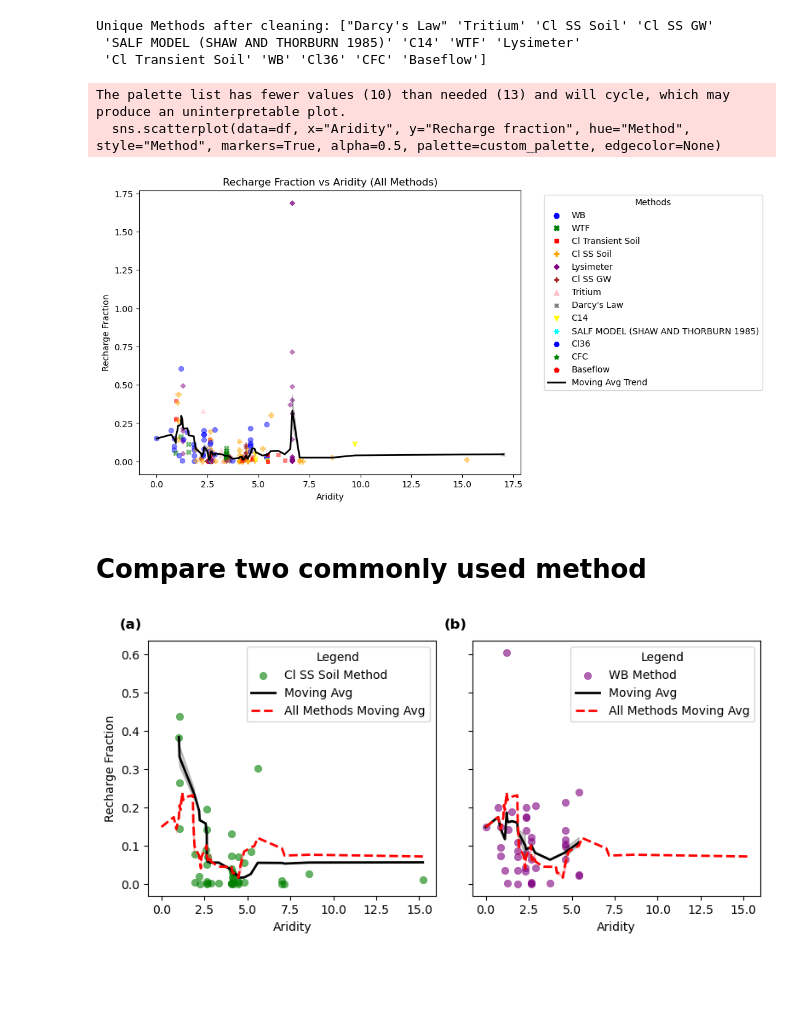
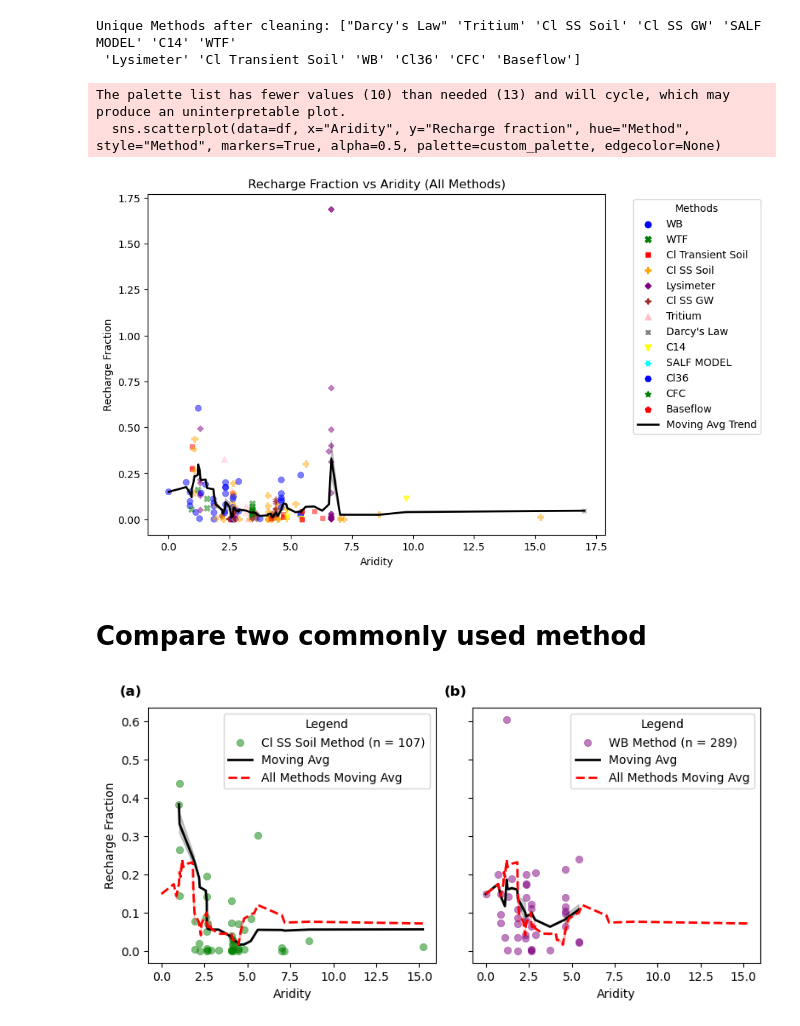
Before and after one commit to arjumanbanu3/Master-s_Thesis, a Jupyter notebook: Impact_MeasuringMethod_Climate_onGR.ipynb, the cells around one changed output. Saved outputs shown, nothing was run; the diff lists cells and outputs as text; code cells hidden in the pictures; blank space fills up the shorter version.

Commit message:
Add files via upload
Impact of measuring method and aridity on groundwater recharge fraction.

```diff
--- a/Impact_MeasuringMethod_Climate_onGR.ipynb
+++ b/Impact_MeasuringMethod_Climate_onGR.ipynb
@@ -13,7 +13,7 @@ df = pd.read_excel("merged_output_with_recharge_aridity_V7.xlsx")
 # Remove NaN values in "Method" column
 df = df.dropna(subset=["Method"])
 # %%
-# Standardize 'Method' column (remove spaces, fix inconsistencies)
+# Standardize 'Method' column
 df["Method"] = df["Method"].astype(str).str.strip()  # Remove leading & trailing spaces
 
 # Fix known variations
@@ -26,43 +26,46 @@ df["Method"] = df["Method"].replace({
 # Check unique values after cleaning
 print("Unique Methods after cleaning:", df["Method"].unique())
 
+# Sort data by Aridity
+df = df.sort_values(by="Aridity")
 
 # Define moving average window size
 window_size = 10
 df["Moving_Avg"] = df["Recharge fraction"].rolling(window=window_size, min_periods=1).mean()
 
 plt.figure(figsize=(8, 6))
 
 # Define a custom color palette
 custom_palette = sns.color_palette(["blue", "green", "red", "orange", "purple", "brown", "pink", "gray", "yellow", "cyan"])
 
 # Scatter plot for all techniques with enhanced data point contrast in colors
 sns.scatterplot(data=df, x="Aridity", y="Recharge fraction", hue="Method", style="Method", markers=True, alpha=0.5, palette=custom_palette, edgecolor=None)
 
-# Moving average trend line
+# Add moving average trend line
 sns.lineplot(data=df, x="Aridity", y="Moving_Avg", color="black", linewidth=2, label="Moving Avg Trend")
 
 plt.xlabel("Aridity")
 plt.ylabel("Recharge Fraction")
 plt.title("Recharge Fraction vs Aridity (All Methods)")
 
 # Fix duplicate legend entries
 handles, labels = plt.gca().get_legend_handles_labels()
 unique_labels = dict(zip(labels, handles))
 plt.legend(unique_labels.values(), unique_labels.keys(), title="Methods", bbox_to_anchor=(1.05, 1), loc="upper left")
 
+# Save the figure before displaying it
+plt.savefig("subplot_correlation.png", dpi=300, bbox_inches='tight')
+
 plt.show()
 # %% [output]
-Unique Methods after cleaning: ["Darcy's Law" 'Tritium' 'Cl SS Soil' 'Cl SS GW'
- 'SALF MODEL (SHAW AND THORBURN 1985)' 'C14' 'WTF' 'Lysimeter'
- 'Cl Transient Soil' 'WB' 'Cl36' 'CFC' 'Baseflow']
+Unique Methods after cleaning: ["Darcy's Law" 'Tritium' 'Cl SS Soil' 'Cl SS GW' 'SALF MODEL' 'C14' 'WTF'
+ 'Lysimeter' 'Cl Transient Soil' 'WB' 'Cl36' 'CFC' 'Baseflow']
 The palette list has fewer values (10) than needed (13) and will cycle, which may produce an uninterpretable plot.
   sns.scatterplot(data=df, x="Aridity", y="Recharge fraction", hue="Method", style="Method", markers=True, alpha=0.5, palette=custom_palette, edgecolor=None)
-[figure, old version]
+[figure, new version]
 # %% [markdown]
 # Compare two commonly used method
 # %%
-
 # Filter dataframe for "Cl SS Soil" and "WB" methods
 methods = ["Cl SS Soil", "WB"]
 df_filtered = df[df["Method"].isin(methods)]
@@ -74,12 +77,12 @@ df_filtered = df_filtered.sort_values(by="Aridity")
 window_size = 10
 
 # Compute moving average separately for each method
-df_filtered["Moving_Avg_Method"] = df_filtered.groupby("Method")["Recharge fraction"].transform(lambda x: x.rolling(window=window_size, min_periods=1).mean())
+df_filtered["Moving_Avg_Method"] = df_filtered.groupby("Method")["Recharge fraction"].transform(
+    lambda x: x.rolling(window=window_size, min_periods=1).mean()
+)
 
-# Compute moving average for all methods together
+#  Compute moving average for all methods together
 df_filtered["Moving_Avg_All"] = df_filtered["Recharge fraction"].rolling(window=window_size, min_periods=1).mean()
-
-
 
 # Create horizontal subplots
 fig, axes = plt.subplots(1, 2, figsize=(8, 4), sharey=True)
@@ -93,15 +96,42 @@ subplot_labels = ['(a)', '(b)']
 # Plot for each method
 for ax, method, label in zip(axes, methods, subplot_labels):
     method_df = df_filtered[df_filtered["Method"] == method]
+    n_points = len(method_df)
 
-    # Scatter plot
-    sns.scatterplot(data=method_df, x="Aridity", y="Recharge fraction", color=custom_palette[method], alpha=0.6, edgecolor=None, ax=ax, label=f"{method} Method")
+    # Scatter plot with n in the label
+    sns.scatterplot(
+        data=method_df,
+        x="Aridity",
+        y="Recharge fraction",
+        color=custom_palette[method],
+        alpha=0.5,
+        edgecolor=None,
+        ax=ax,
+        label=f"{method} Method (n = {n_points})"
+    )
 
     # Moving average for individual method (Black Line)
-    sns.lineplot(data=method_df, x="Aridity", y="Moving_Avg_Method", color="black", linewidth=2, ax=ax, label="Moving Avg")
+    sns.lineplot(
+        data=method_df,
+        x="Aridity",
+        y="Moving_Avg_Method",
+        color="black",
+        linewidth=2,
+        ax=ax,
+        label="Moving Avg"
+    )
 
     # Moving average for all methods combined (Red Line)
-    sns.lineplot(data=df_filtered, x="Aridity", y="Moving_Avg_All", color="red", linestyle="dashed", linewidth=2, ax=ax, label="All Methods Moving Avg")
+    sns.lineplot(
+        data=df_filtered,
+        x="Aridity",
+        y="Moving_Avg_All",
+        color="red",
+        linestyle="dashed",
+        linewidth=2,
+        ax=ax,
+        label="All Methods Moving Avg"
+    )
 
     ax.set_xlabel("Aridity")
     ax.set_ylabel("Recharge Fraction")
@@ -114,9 +144,9 @@ for ax, method, label in zip(axes, methods, subplot_labels):
 plt.tight_layout()
 
 # Save the figure before displaying it
-#plt.savefig("subplot_cl_ss_soil_wb_methods_moving_avg_comparison.png", dpi=300, bbox_inches='tight')
+plt.savefig("subplot_cl_ss_soil_wb_methods_moving_avg_comparison.png", dpi=300, bbox_inches='tight')
 
 # Display the figure
 plt.show()
 # %% [output]
-[figure, old version]
+[figure, new version]
```
